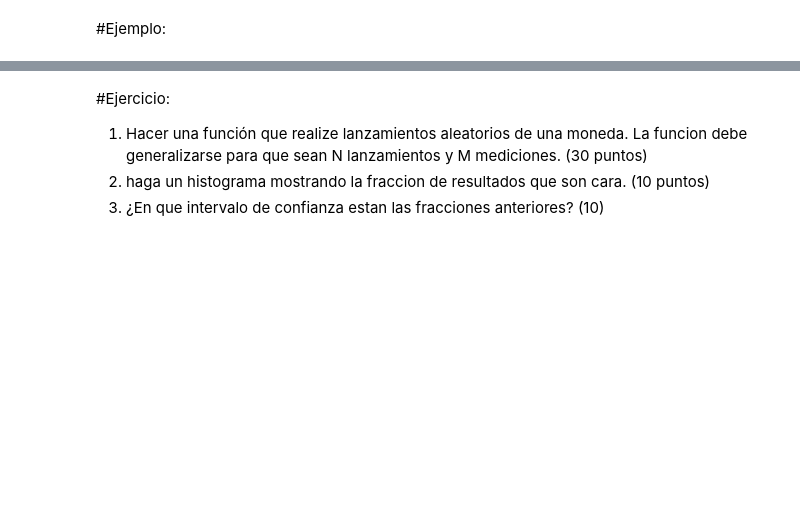
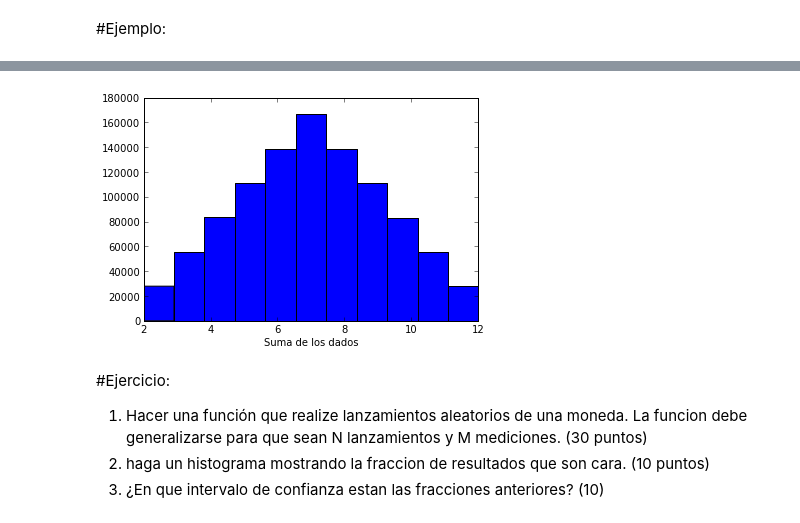
Before and after one commit to ComputoCienciasUniandes/HerramientasComputacionales, a Jupyter notebook: 8.NormalDistribution/Normal_Distribution.ipynb, the cells around one changed output, grey strips where cells are left out. Cells and saved outputs as stored; diff of their text form; code cells hidden in the pictures; blank space fills up the shorter version.

```diff
--- a/8.NormalDistribution/Normal_Distribution.ipynb
+++ b/8.NormalDistribution/Normal_Distribution.ipynb
@@ -52,3 +52,4 @@ def dados(N_trials):
         y = np.random.randint(1, 7)
         s = x+y
         suma.append(s)
+    return suma
@@ -57,5 +56,6 @@ dados(1000000)
+# %%
+suma = dados(1000000)
 # %%
 hist(suma, bins=11)
-xlabel(Suma de los dados)
-ylabel()
+xlabel("Suma de los dados")
 # %% [output]
@@ -63,3 +63,4 @@ SyntaxError: invalid syntax (<ipython-input-7-4a1a5771c40f>, line 2)
+[figure, added]
 # %% [markdown]
 #Ejercicio:
 
```
Also changed, not shown: parts of 2 cells of this notebook.
